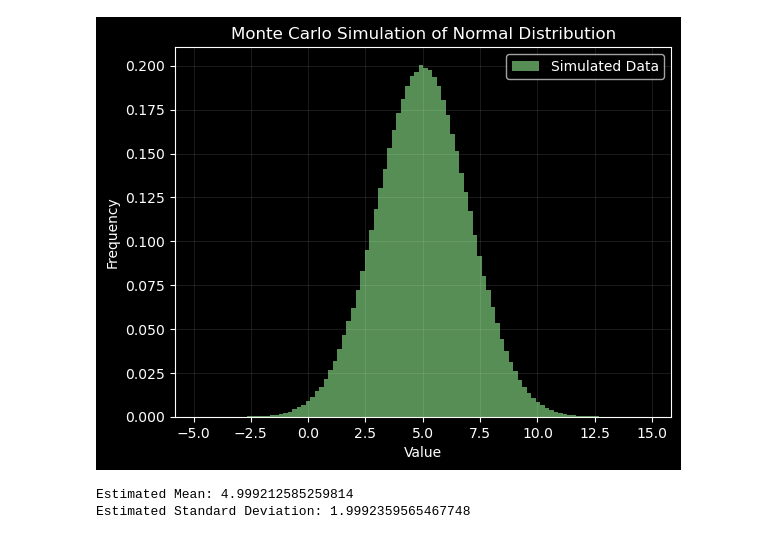
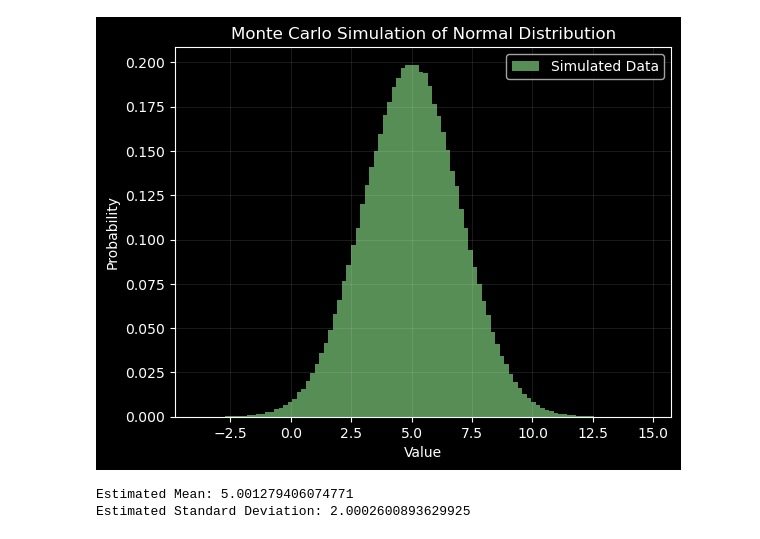
Before and after one commit to shre-db/Monte-Carlo-Simulations-Continuous-Probability-Distributions, a Jupyter notebook: simulations.ipynb, the cells around one changed output. Saved outputs shown, nothing was run; the diff lists cells and outputs as text; code cells hidden in the pictures.

```diff
--- a/simulations.ipynb
+++ b/simulations.ipynb
@@ -5,28 +5,28 @@ plt.style.use('dark_background')
 # %%
 # Monte Carlo Simulation of Normal Distribution
 
 mu = 5  # Mean
 sigma = 2  # Standard Deviation
 
 N = 10**6  # Number of random samples to generate
 
 # Generate random numbers from the normal distribution
 random_data = np.random.normal(mu, sigma, N)
 
 plt.hist(random_data, bins=100, density=True, alpha=0.6, color='lightgreen', label='Simulated Data')
 plt.xlabel('Value')
-plt.ylabel('Frequency')
+plt.ylabel('Probability')
 plt.title('Monte Carlo Simulation of Normal Distribution')
 plt.legend()
 plt.grid(alpha=0.1)
 plt.show()
 
 # Calculate and print some statistics
 mean_est = np.mean(random_data)
 std_dev_est = np.std(random_data)
 print("Estimated Mean: {}".format(mean_est))
 print("Estimated Standard Deviation: {}".format(std_dev_est))
 # %% [output]
-[figure, old version]
+[figure, new version]
-Estimated Mean: 4.999212585259814
-Estimated Standard Deviation: 1.9992359565467748
+Estimated Mean: 5.001279406074771
+Estimated Standard Deviation: 2.0002600893629925
```
Also changed, not shown: parts of 1 cell of this notebook.
